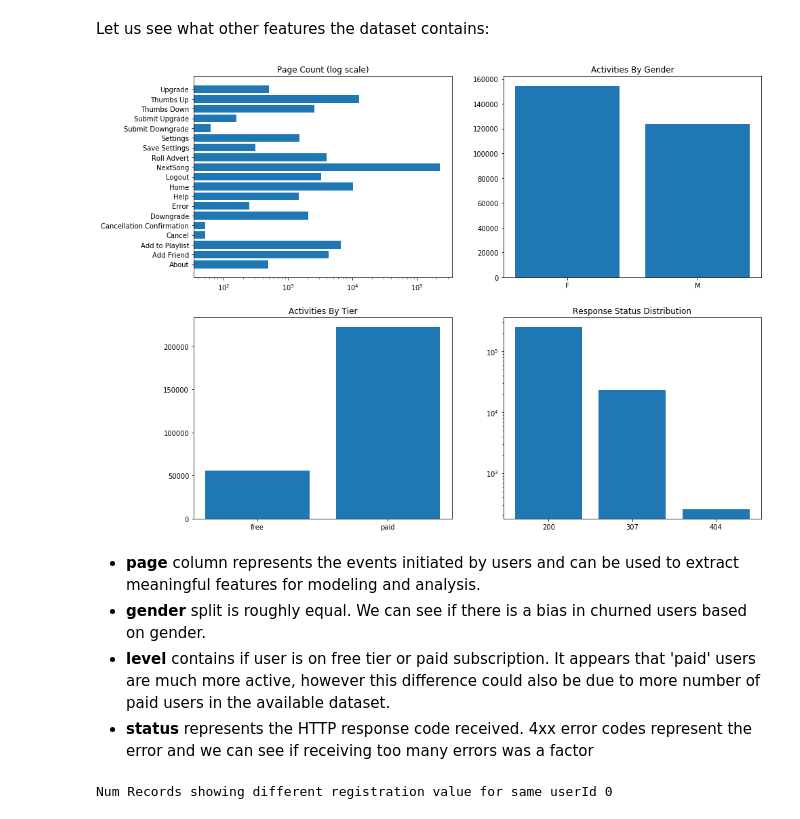
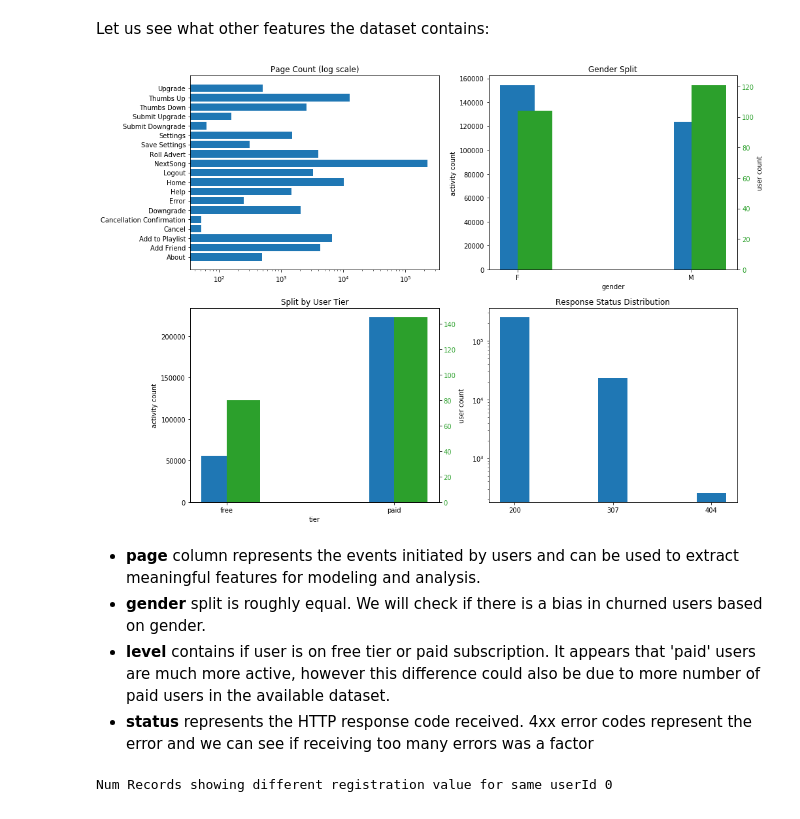
Before and after one commit to kvsrohit/sparkify, a Jupyter notebook: Sparkify.ipynb, the cells around one changed output. Drawn from its saved outputs; the diff is of its cells as text; code cells hidden in the pictures.

```diff
--- a/Sparkify.ipynb
+++ b/Sparkify.ipynb
@@ -148,28 +150,66 @@ Let us see what other features the dataset contains:
 count_by_page = user_log_valid.groupby('page').agg(Fcount('page').alias('cnt')).sort('page').toPandas()
 count_by_gender = user_log_valid.groupby('gender').agg(Fcount('gender').alias('cnt')).sort('gender').toPandas()
 count_by_level = user_log_valid.groupby('level').agg(Fcount('level').alias('cnt')).sort('level').toPandas()
-count_by_status = user_log_valid.groupby('status').agg(Fcount('status').alias('cnt')).withColumn('status', col('status').cast(StringType())).sort('status').toPandas()
+
+count_by_status = user_log_valid.groupby('status').agg(Fcount('status').alias('cnt')) \
+                    .withColumn('status', col('status').cast(StringType())).sort('status').toPandas()
+users_by_gender = user_log_valid.select('userId', 'gender').dropDuplicates() \
+                        .groupBy('gender').agg(Fcount('gender').alias('cnt')).sort('gender').toPandas()
+
+
+
+w = Window.partitionBy('userId')
+user_current_level = user_log_valid.withColumn('maxTs', Fmax('ts').over(w))\
+    .where(col('ts') == col('maxTs'))\
+    .drop('maxTs')\
+    .select('userId', 'level').dropDuplicates()
+
+
+users_by_level = user_current_level.groupBy('level').agg(Fcount('level').alias('cnt')).sort('level').toPandas()
 # %%
 fig, axs = plt.subplots(2, 2, figsize=(15,12))
 
 axs[0,0].barh(count_by_page.page, count_by_page.cnt, log=True)
 axs[0,0].set_title('Page Count (log scale)')
 
-axs[0,1].bar(count_by_gender.gender, count_by_gender.cnt)
-axs[0,1].set_title('Activities By Gender')
+# axs[0,1].bar(count_by_gender.gender, count_by_gender.cnt)
+# axs[0,1].set_title('Activities By Gender')
 
-axs[1,0].bar(count_by_level.level, count_by_level.cnt)
-axs[1,0].set_title('Activities By Tier')
+axs[0,1].bar(count_by_gender.gender, count_by_gender.cnt, align='center', width=0.2)
+ax2 = axs[0,1].twinx()  # instantiate a second axes that shares the same x-axis
+ax2.bar(users_by_gender.gender, users_by_gender.cnt, align='edge', width=0.2, color='tab:green')
+axs[0,1].set_title('Gender Split')
 
-axs[1,1].bar(count_by_status.status, count_by_status.cnt, log=True)
+axs[0,1].set_xlabel('gender')
+axs[0,1].set_ylabel('activity count')
+ax2.tick_params(axis='y', labelcolor='tab:green')
+ax2.set_ylabel('user count')
+axs[0,1].legend(loc='upper right')
+
+
+
+axs[1,0].bar(count_by_level.level, count_by_level.cnt, width=0.3)
+ax3 = axs[1, 0].twinx()  # instantiate a second axes that shares the same x-axis
+ax3.bar(users_by_level.level, users_by_level.cnt, align='edge', width=0.2, color='tab:green')
+axs[1,0].set_title('Split by User Tier')
+
+axs[1,0].set_xlabel('tier')
+axs[1,0].set_ylabel('activity count')
+ax3.tick_params(axis='y', labelcolor='tab:green')
+ax3.set_ylabel('user count')
+axs[1,0].legend(loc='upper right')
+
+
+
+axs[1,1].bar(count_by_status.status, count_by_status.cnt, log=True, width=0.3)
 axs[1,1].set_title('Response Status Distribution')
 
 plt.show()
 # %% [output]
-[figure, old version]
+[figure, new version]
 # %% [markdown]
 - **page** column represents the events initiated by users and can be used to extract meaningful features for modeling and analysis.
-- **gender** split is roughly equal. We can see if there is a bias in churned users based on gender.
+- **gender** split is roughly equal. We will check if there is a bias in churned users based on gender.
 - **level** contains if user is on free tier or paid subscription. It appears that 'paid' users are much more active, however this difference could also be due to more number of paid users in the available dataset.
 - **status** represents the HTTP response code received. 4xx error codes represent the error and we can see if receiving too many errors was a factor
 # %%
```
Also changed, not shown: parts of 24 cells of this notebook, 5 other files.
